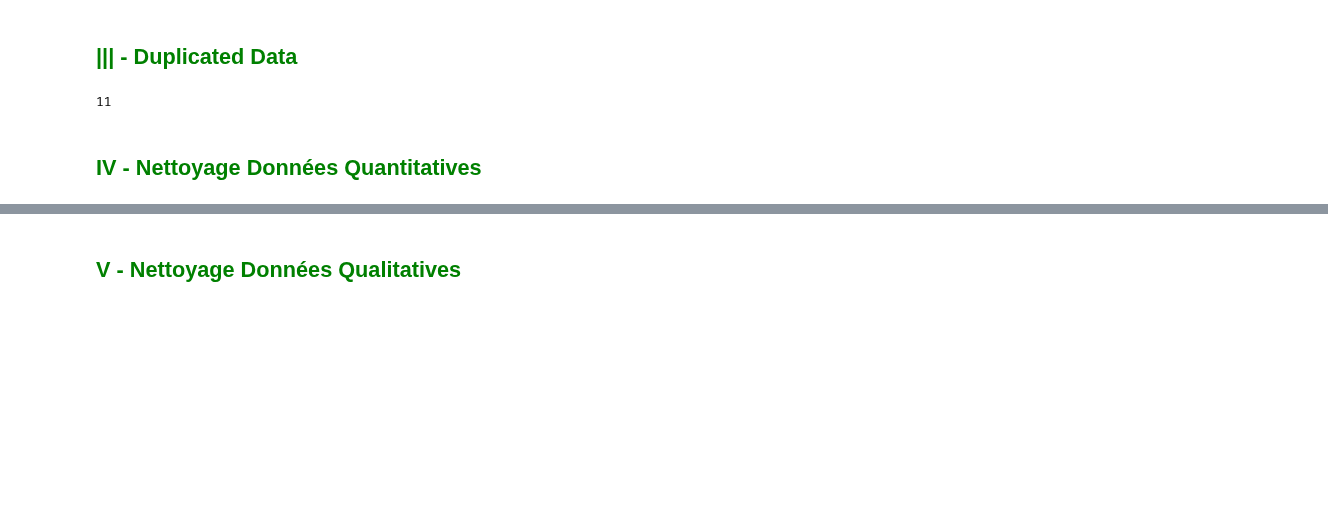
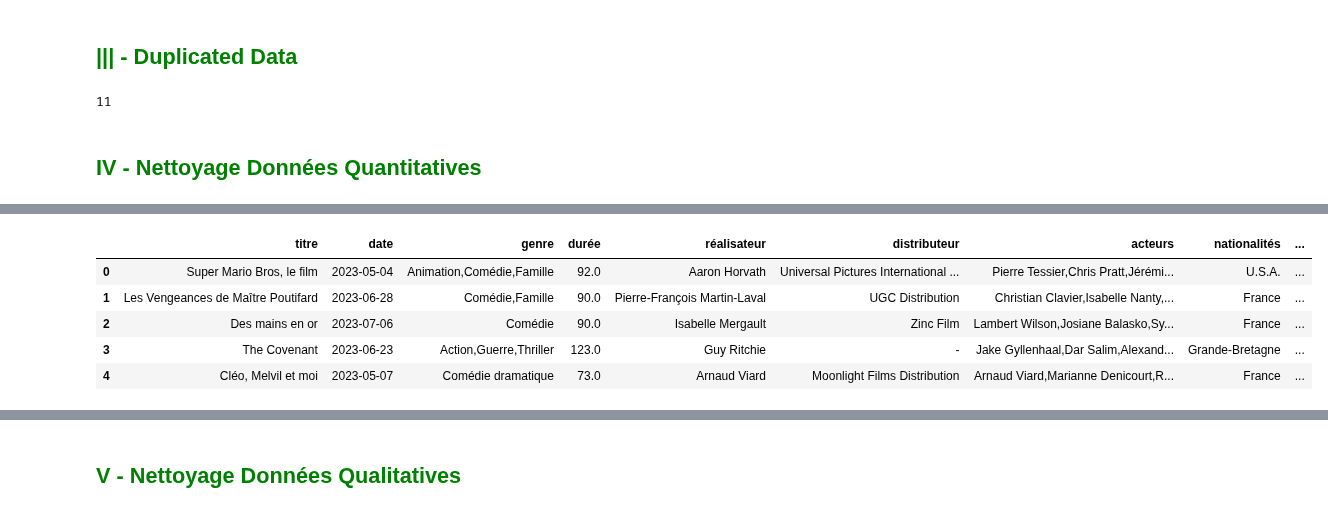
Before and after one commit to RolaMmss/prevoir_la_popularite_d_un_film, a Jupyter notebook: machine_learning/nettoyage_2.ipynb, the cells around one changed output, grey strips where cells are left out. Cells and saved outputs as stored; diff of their text form; code cells hidden in the pictures; blank space fills up the shorter version.

```diff
--- a/machine_learning/nettoyage_2.ipynb
+++ b/machine_learning/nettoyage_2.ipynb
@@ -85,6 +146,8 @@ dtype: int64
 data.duplicated().sum()
 # %% [output]
 11
+# %%
+data = data.drop_duplicates()
 # %% [markdown]
 ## <font color="green"> IV - Nettoyage Données Quantitatives </font>
 # %%
@@ -105,15 +168,6 @@ def convert_data_types(df):
     # Convertir la colonne 'nombre_article' en type int en gardant seulement le nombre
     df['nombre_article'] = df['nombre_article'].str.extract('(\d+)').astype(float)
 
-      # Replace the values '-' with pd.NA
-    df['budget'] = df['budget'].replace('-', pd.NA)
-
-    # Use regular expressions to extract the numeric part of the 'budget' column
-    df['budget'] = df['budget'].apply(lambda x: re.sub(r'[^\d.]', '', str(x)))
-
-    # Convert the 'budget' column to a numeric type (float), handling NaN values appropriately
-    df['budget'] = pd.to_numeric(df['budget'], errors='coerce')
-
     # Enlever le texte dans la colonne 'box_office_total' et convertir en type int
     df['box_office_total'] = df['box_office_total'].str.replace(' ', '').str.replace('entrées', '')
 
@@ -136,5 +181,22 @@ data.head()
 # %%
 data_propre = convert_data_types(data)
+# %%
+# Imputer les valeurs manquantes dans la colonne 'colonne1' par la moyenne
+moyenne_colonne = data_propre['note_presse'].mean()
+data_propre['note_presse'] = data_propre['note_presse'].fillna(moyenne_colonne)
+# %%
+# Imputer les valeurs manquantes dans la colonne 'colonne1' par la moyenne
+moyenne_colonne = data_propre['note_spectateurs'].mean()
+data_propre['note_spectateurs'] = data_propre['note_spectateurs'].fillna(moyenne_colonne)
+# %%
+data_propre.head()
+# %% [output]
+|  | titre | date | genre | durée | réalisateur | distributeur | acteurs | nationalités | ... |
+| 0 | Super Mario Bros, le film | 2023-05-04 | Animation,Comédie,Famille | 92.0 | Aaron Horvath | Universal Pictures International ... | Pierre Tessier,Chris Pratt,Jérémi... | U.S.A. | ... |
+| 1 | Les Vengeances de Maître Poutifard | 2023-06-28 | Comédie,Famille | 90.0 | Pierre-François Martin-Laval | UGC Distribution | Christian Clavier,Isabelle Nanty,... | France | ... |
+| 2 | Des mains en or | 2023-07-06 | Comédie | 90.0 | Isabelle Mergault | Zinc Film | Lambert Wilson,Josiane Balasko,Sy... | France | ... |
+| 3 | The Covenant | 2023-06-23 | Action,Guerre,Thriller | 123.0 | Guy Ritchie | - | Jake Gyllenhaal,Dar Salim,Alexand... | Grande-Bretagne | ... |
+| 4 | Cléo, Melvil et moi | 2023-05-07 | Comédie dramatique | 73.0 | Arnaud Viard | Moonlight Films Distribution | Arnaud Viard,Marianne Denicourt,R... | France | ... |
 # %%
 data_propre.info()
 # %% [output]
```
Also changed, not shown: parts of 37 cells of this notebook, 11 other files.
